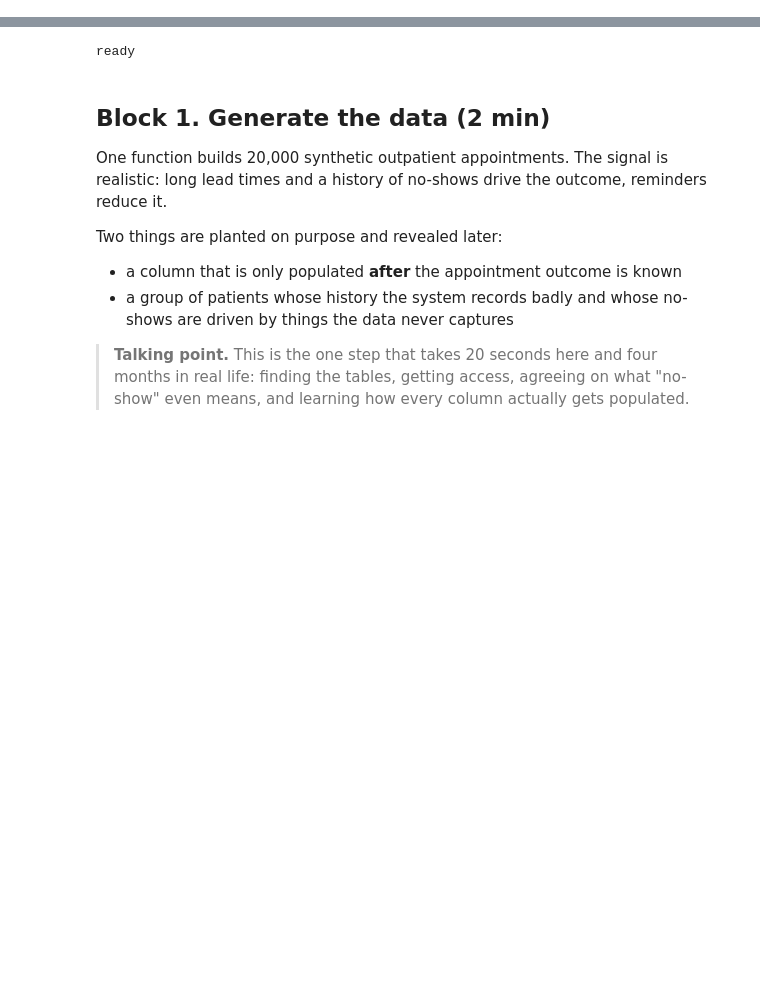
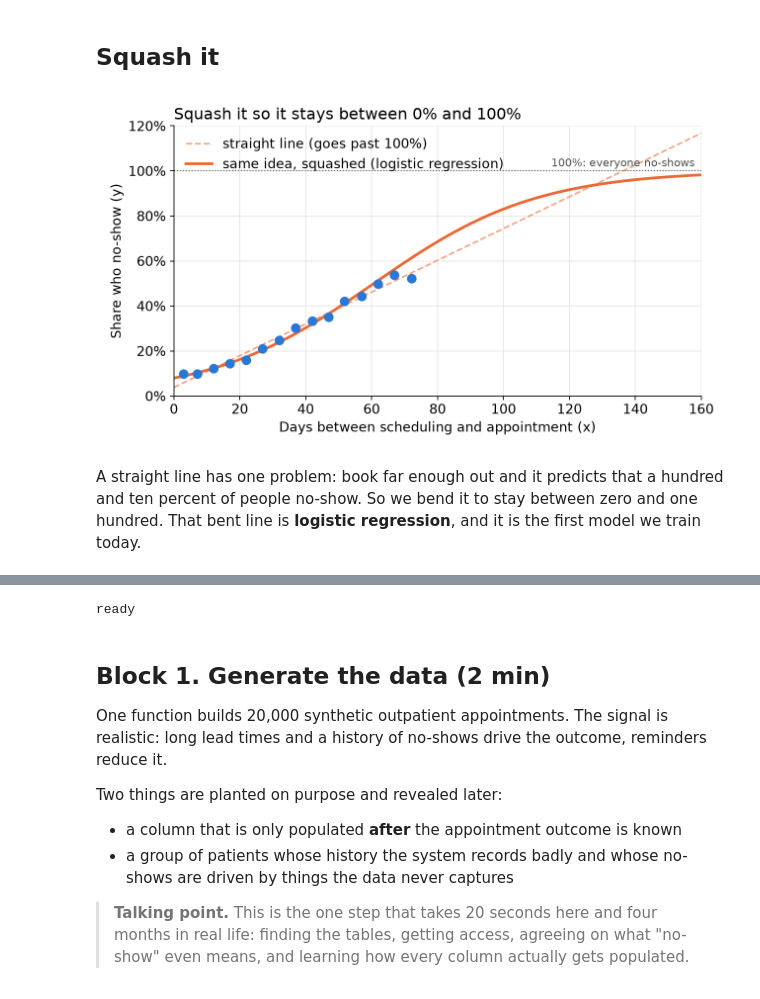
Before and after one commit to andyogah/no-show-ml-demo, a Jupyter notebook: notebooks/backup/no_show_classic_ml_prerun.ipynb, the cells around one changed output, grey strips where cells are left out. Saved outputs shown, nothing was run; the diff lists cells and outputs as text; code cells hidden in the pictures; blank space fills up the shorter version.

```diff
--- a/notebooks/backup/no_show_classic_ml_prerun.ipynb
+++ b/notebooks/backup/no_show_classic_ml_prerun.ipynb
@@ -0,0 +64,10 @@
+# %% [markdown]
+## Squash it
+# %%
+Image(filename="../docs/figures/03-squashed.png", width=900)
+# %% [output]
+[figure, added]
+# %% [markdown]
+A straight line has one problem: book far enough out and it predicts that a hundred and ten
+percent of people no-show. So we bend it to stay between zero and one hundred. That bent line
+is **logistic regression**, and it is the first model we train today.
```
Also changed, not shown: parts of 16 cells of this notebook, 10 other files.
